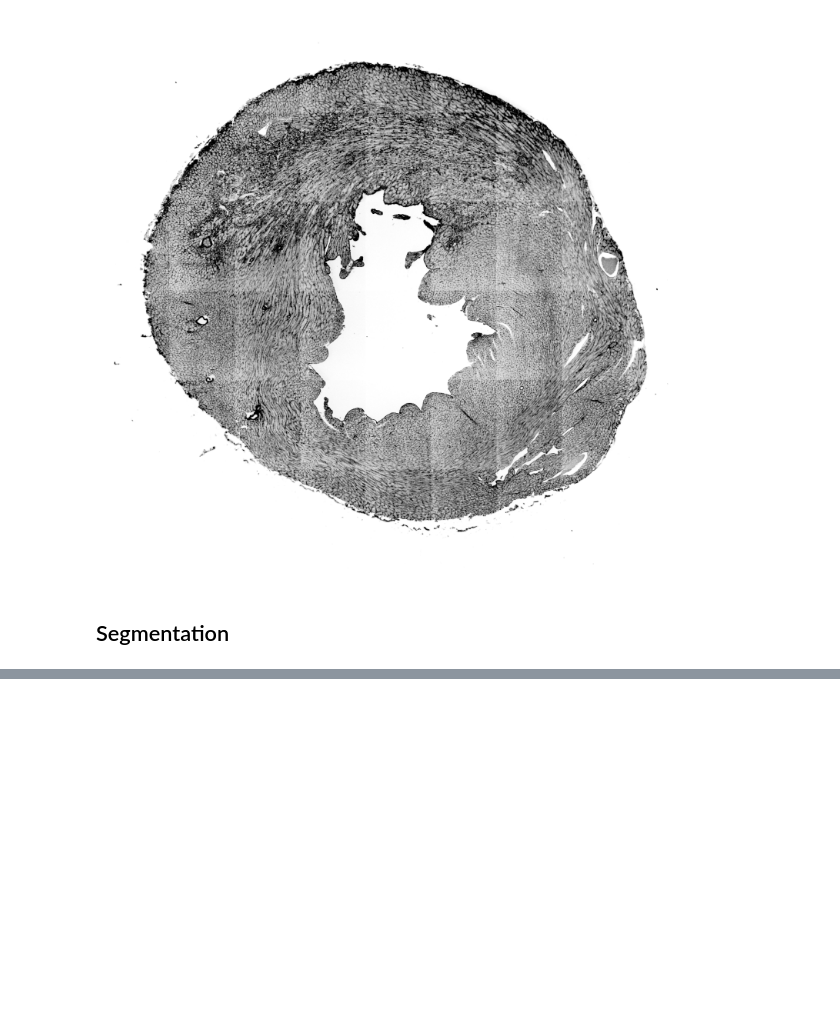
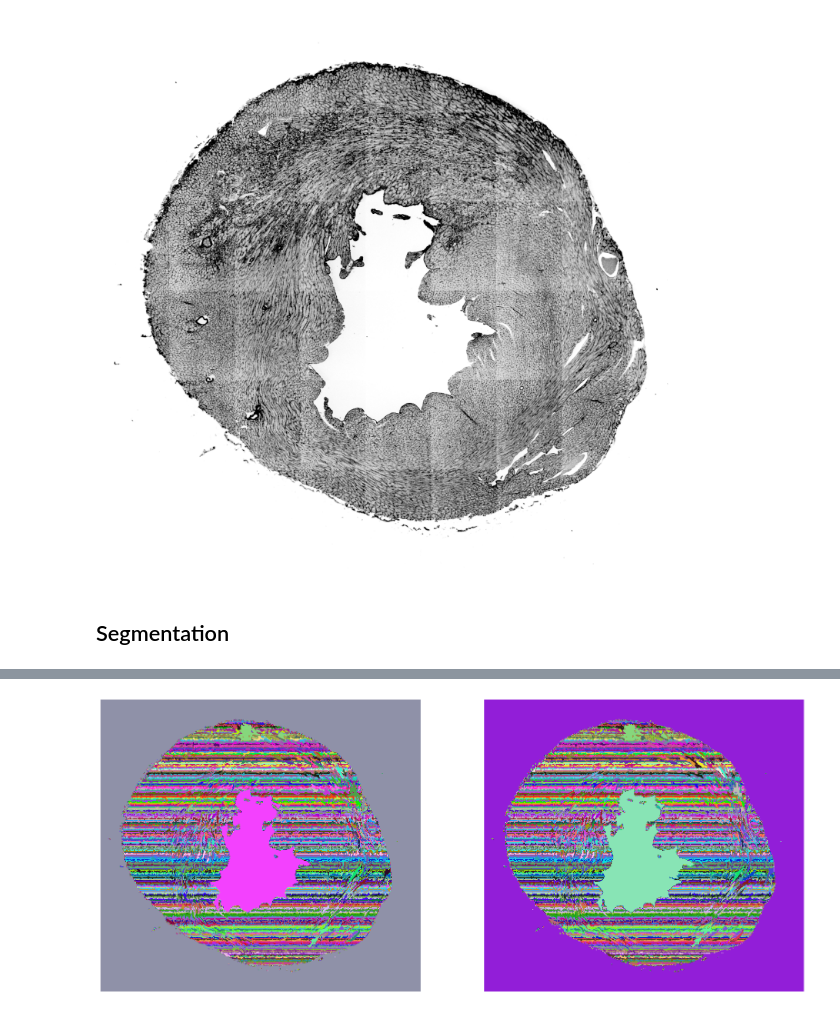
Before and after one commit to bpi-oxford/Myocardial-Infarction-Analysis, a Jupyter notebook: notebooks/if_segmentation_full.ipynb, the cells around one changed output, grey strips where cells are left out. Cells and saved outputs as stored; diff of their text form; code cells hidden in the pictures; blank space fills up the shorter version.

```diff
--- a/notebooks/if_segmentation_full.ipynb
+++ b/notebooks/if_segmentation_full.ipynb
@@ -90,0 +83,18 @@ axs.set_axis_off()
+# %%
+label_avg = gasp(
+    boundary_pmaps=pred,
+    superpixels=None,
+    gasp_linkage_criteria="average",
+    beta=0.9,
+    post_minsize=90,
+    n_threads=multiprocessing.cpu_count()
+    )
+# %%
+label_mutexws = gasp(
+    boundary_pmaps=pred,
+    superpixels=None,
+    gasp_linkage_criteria='mutex_watershed',
+    beta=0.9,
+    post_minsize=90,
+    n_threads=multiprocessing.cpu_count()
+    )
@@ -90,0 +103,9 @@ axs.set_axis_off()
+# %%
+fig, axs = plt.subplots(1,2,figsize=(20,10))
+
+axs[0].imshow(label_avg[0,::SUBSAMPLE,::SUBSAMPLE],cmap=cmap)
+axs[0].set_axis_off()
+axs[1].imshow(label_mutexws[0,::SUBSAMPLE,::SUBSAMPLE],cmap=cmap)
+axs[1].set_axis_off()
+# %% [output]
+[figure, added]
```
Also changed, not shown: parts of 10 cells of this notebook, 3 other files.
